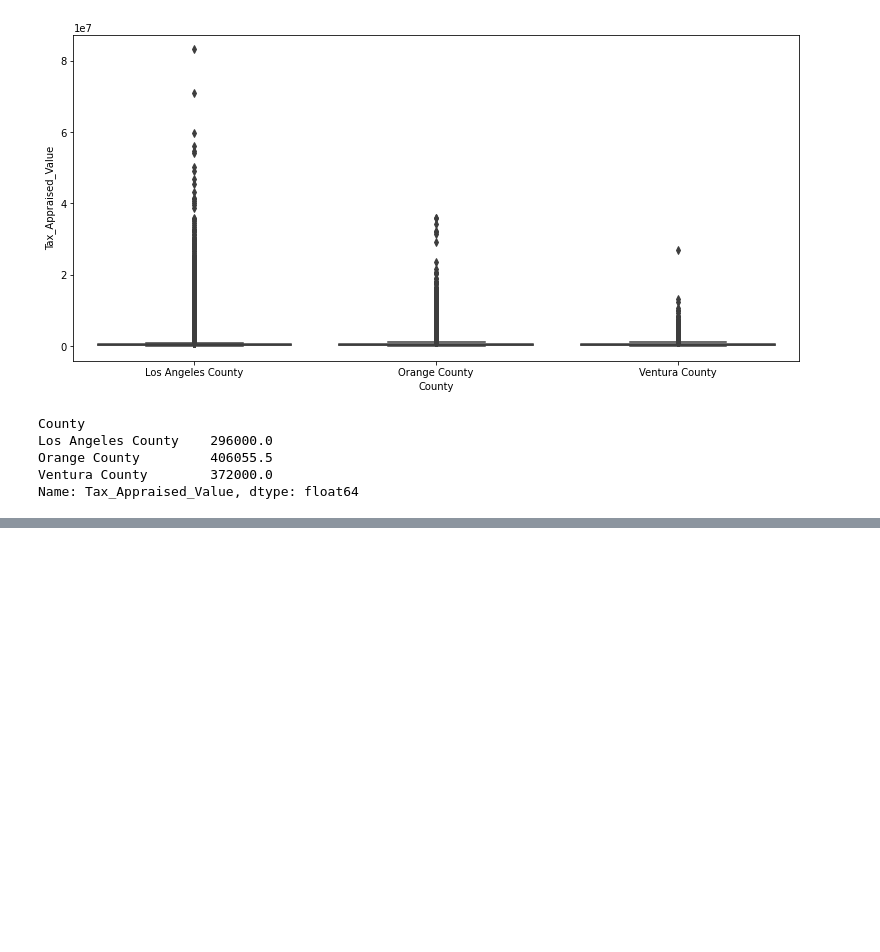
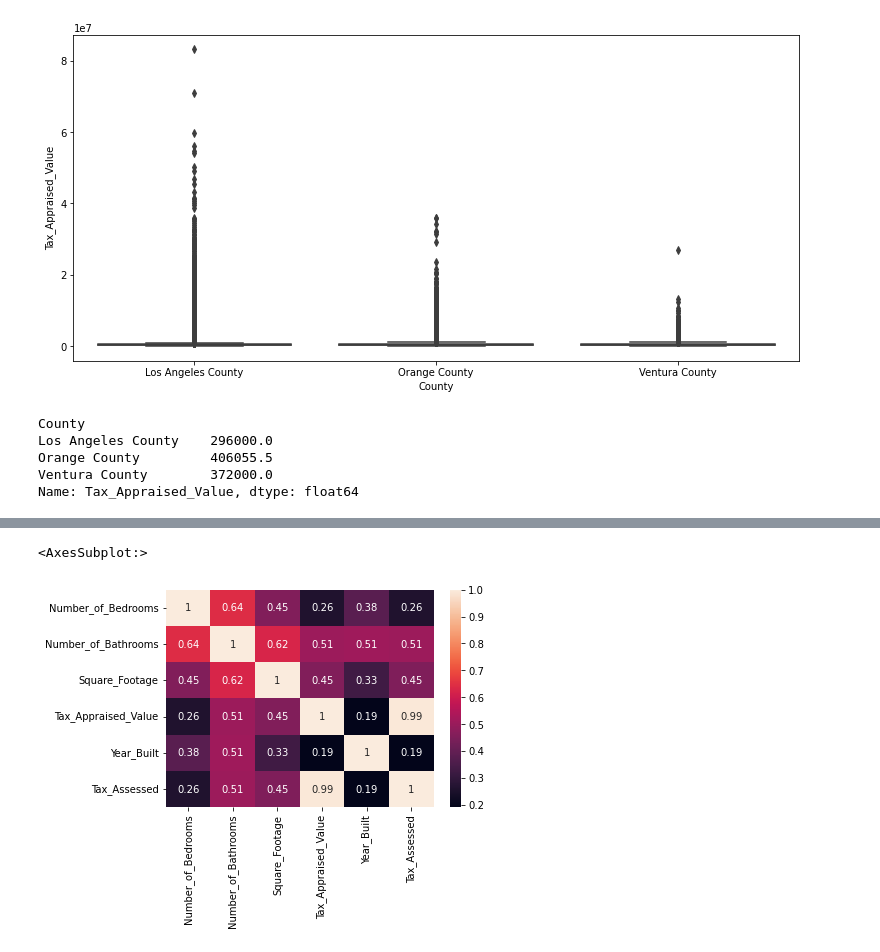
Before and after one commit to lochlynlaskowski/regression-exercises, a Jupyter notebook: explore.ipynb, the cells around one changed output, grey strips where cells are left out. Cells and saved outputs as stored; diff of their text form; code cells hidden in the pictures; blank space fills up the shorter version.

```diff
--- a/explore.ipynb
+++ b/explore.ipynb
@@ -71,0 +91,5 @@ Name: Tax_Appraised_Value, dtype: float64
+# %%
+sns.heatmap(train.corr(),annot=True)
+# %% [output]
+<AxesSubplot:>
+[figure, added]
```
Also changed, not shown: parts of 12 cells of this notebook, 2 other files.
